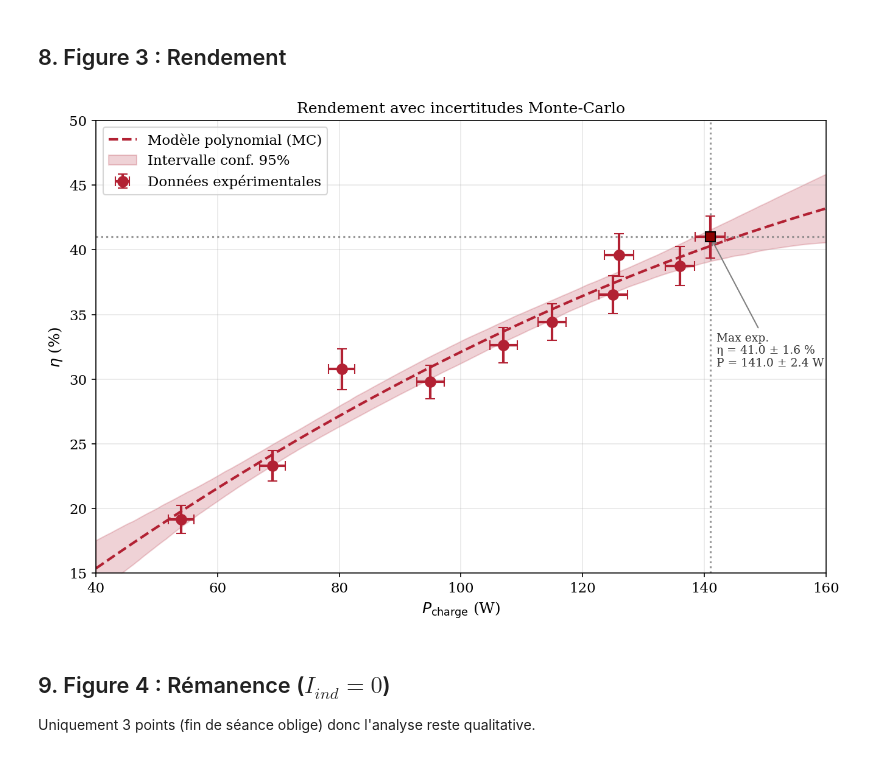
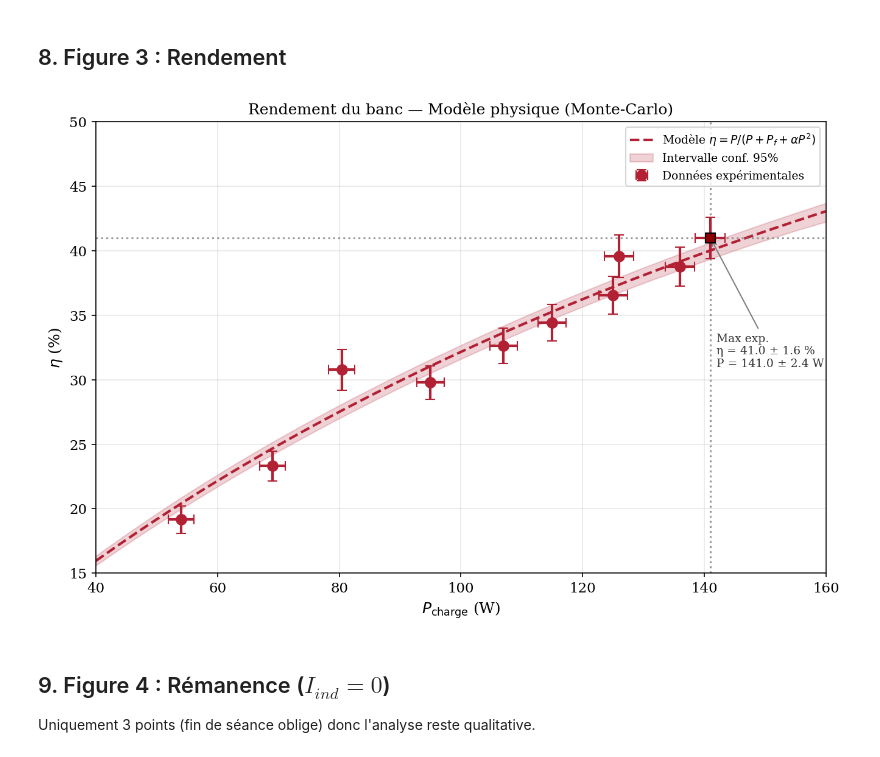
Before and after one commit to pierrelouis-cmrt/TP8, a Jupyter notebook: TP8_notebook.ipynb, the cells around one changed output. Cells and saved outputs as stored; diff of their text form; code cells hidden in the pictures.

Commit message:
update rendement

```diff
--- a/TP8_notebook.ipynb
+++ b/TP8_notebook.ipynb
@@ -179,16 +179,23 @@ def modele_lineaire(x, a, b):
     """y = a*x + b"""
     return a * x + b
 
-def modele_poly2(x, c2, c1, c0):
-    """y = c2*x² + c1*x + c0 (attention à l'ordre des coeffs !)"""
-    return c2 * x**2 + c1 * x + c0
+def modele_rendement(P, Pf, alpha):
+    """
+    Modèle physique du rendement.
+
+    η(%) = 100 * P / (P + Pf + α·P²)
+
+    Pf : pertes fixes (fer, frottements, excitation) en W
+    alpha : coefficient des pertes Joule en W⁻¹
+    """
+    return 100 * P / (P + Pf + alpha * P**2)
 
 
 # =============================================================================
 # MONTE-CARLO
 # =============================================================================
 
-def monte_carlo_fit(func, x, y, dx, dy, p0=None, N=1000):
+def monte_carlo_fit(func, x, y, dx, dy, p0=None, N=1000, bounds=None):
     """
     Réalise N ajustements en perturbant x et y selon une loi uniforme
     dans l'intervalle [-delta, +delta].
@@ -198,6 +205,7 @@ def monte_carlo_fit(func, x, y, dx, dy, p0=None, N=1000):
         x, y : données
         dx, dy : incertitudes (barres d'erreur)
         p0 : guess initial pour curve_fit (optionnel)
+        bounds : bornes pour curve_fit (optionnel)
         N : nombre de tirages (1000 par défaut, c'est un bon compromis)
 
     Output:
@@ -218,7 +226,10 @@ def monte_carlo_fit(func, x, y, dx, dy, p0=None, N=1000):
         ytemp = y + np.random.uniform(-dy, dy)
 
         try:
-            popt, _ = curve_fit(func, xtemp, ytemp, p0=p0, maxfev=5000)
+            if bounds is None:
+                popt, _ = curve_fit(func, xtemp, ytemp, p0=p0, maxfev=5000)
+            else:
+                popt, _ = curve_fit(func, xtemp, ytemp, p0=p0, bounds=bounds, maxfev=5000)
             params_list.append(popt)
         except RuntimeError:
             continue
@@ -691,40 +712,41 @@ fig3, ax3 = plt.subplots(figsize=(9, 6))
 ax3.errorbar(P_charge, eta, xerr=delta_P_charge, yerr=delta_eta,
              fmt='o', color=ROUGE, capsize=4, markersize=8, linewidth=2,
              label='Données expérimentales', zorder=5)
 
-# Courbe du modèle
+# Courbe du modèle physique
 P_fit = np.linspace(40, 160, 200)
-eta_fit = modele_poly2(P_fit, c2, c1, c0)
-ax3.plot(P_fit, eta_fit, '--', color=ROUGE, linewidth=2, label='Modèle polynomial (MC)')
+eta_fit = modele_rendement(P_fit, Pf, alpha_pertes)
+ax3.plot(P_fit, eta_fit, '--', color=ROUGE, linewidth=2,
+         label=r'Modèle $\eta = P/(P + P_f + \alpha P^2)$')
 
 # Bande de confiance
-eta_low, eta_high = get_confidence_interval(modele_poly2, P_fit, p_list_eta, percentile=95)
+eta_low, eta_high = get_confidence_interval(modele_rendement, P_fit, p_list_eta, percentile=95)
 ax3.fill_between(P_fit, eta_low, eta_high, color=ROUGE, alpha=0.2, label='Intervalle conf. 95%')
 
 # Marquer le maximum expérimental
 ax3.axvline(x=P_charge_max_exp, color='gray', linestyle=':', alpha=0.8)
 ax3.axhline(y=eta_max_exp, color='gray', linestyle=':', alpha=0.8)
 ax3.plot(P_charge_max_exp, eta_max_exp, 's', color='darkred', markersize=8,
          markeredgecolor='black', markeredgewidth=1, zorder=10)
 ax3.annotate(f"Max exp.\nη = {format_val_inc(eta_max_exp, delta_eta_max_exp)} %\nP = {format_val_inc(P_charge_max_exp, delta_P_charge_max_exp)} W",
              xy=(P_charge_max_exp, eta_max_exp), xytext=(P_charge_max_exp+1, eta_max_exp-10),
              fontsize=9, color='#333',
              arrowprops=dict(arrowstyle='->', color='gray', lw=1))
 
 # Mise en forme
 ax3.set_xlabel(r'$P_{\mathrm{charge}}$ (W)', fontsize=12)
 ax3.set_ylabel(r'$\eta$ (%)', fontsize=12)
-ax3.set_title('Rendement avec incertitudes Monte-Carlo', fontsize=12)
-ax3.legend(loc='upper left')
+ax3.set_title('Rendement du banc — Modèle physique (Monte-Carlo)', fontsize=12)
+ax3.legend(loc='upper right', fontsize=9)
 ax3.grid(True, alpha=0.3)
 ax3.set_xlim(40, 160)
 ax3.set_ylim(15, 50)
 
 plt.tight_layout()
 plt.savefig('figures/figure3_rendement.png', dpi=300)
 plt.show()
 # %% [output]
-[figure, old version]
+[figure, new version]
 # %% [markdown]
 ## 9. Figure 4 : Rémanence ($I_{ind} = 0$)
 
```
Also changed, not shown: parts of 3 cells of this notebook, 1 other file.
